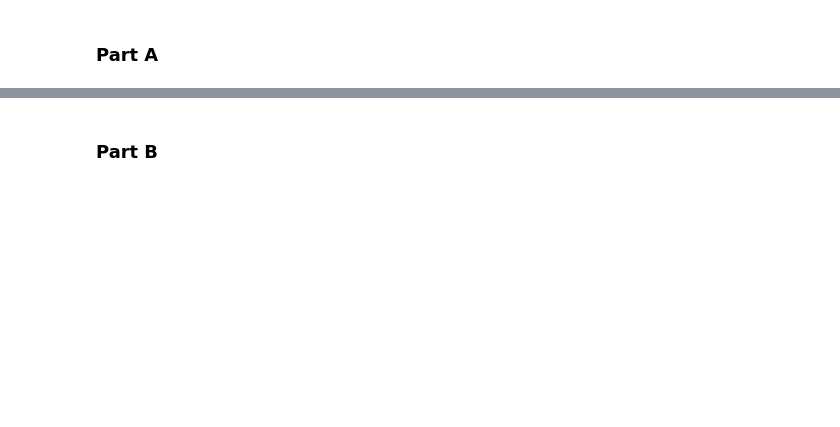
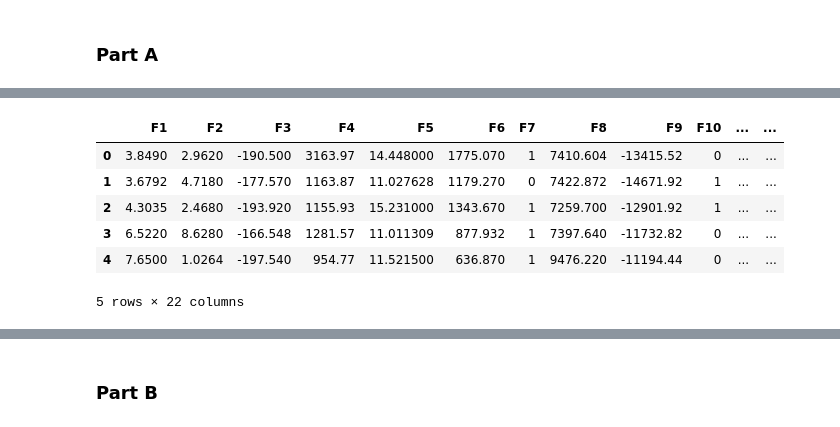
Before and after one commit to 11BelowStudio/ce802labs, a Jupyter notebook: assignment/CE802_P2_Notebook.ipynb, the cells around one changed output, grey strips where cells are left out. Saved outputs shown, nothing was run; the diff lists cells and outputs as text; code cells hidden in the pictures; blank space fills up the shorter version.

```diff
--- a/assignment/CE802_P2_Notebook.ipynb
+++ b/assignment/CE802_P2_Notebook.ipynb
@@ -7,0 +28,11 @@ import pandas as pd
+# %%
+all_data: pd.DataFrame = pd.read_csv("CE802_P2_Data.csv")
+all_data.head()
+# %% [output]
+|  | F1 | F2 | F3 | F4 | F5 | F6 | F7 | F8 | F9 | F10 | ... | ... |
+| 0 | 3.8490 | 2.9620 | -190.500 | 3163.97 | 14.448000 | 1775.070 | 1 | 7410.604 | -13415.52 | 0 | ... | ... |
+| 1 | 3.6792 | 4.7180 | -177.570 | 1163.87 | 11.027628 | 1179.270 | 0 | 7422.872 | -14671.92 | 1 | ... | ... |
+| 2 | 4.3035 | 2.4680 | -193.920 | 1155.93 | 15.231000 | 1343.670 | 1 | 7259.700 | -12901.92 | 1 | ... | ... |
+| 3 | 6.5220 | 8.6280 | -166.548 | 1281.57 | 11.011309 | 877.932 | 1 | 7397.640 | -11732.82 | 0 | ... | ... |
+| 4 | 7.6500 | 1.0264 | -197.540 | 954.77 | 11.521500 | 636.870 | 1 | 9476.220 | -11194.44 | 0 | ... | ... |
+5 rows × 22 columns
```
Also changed, not shown: parts of 20 cells of this notebook.
